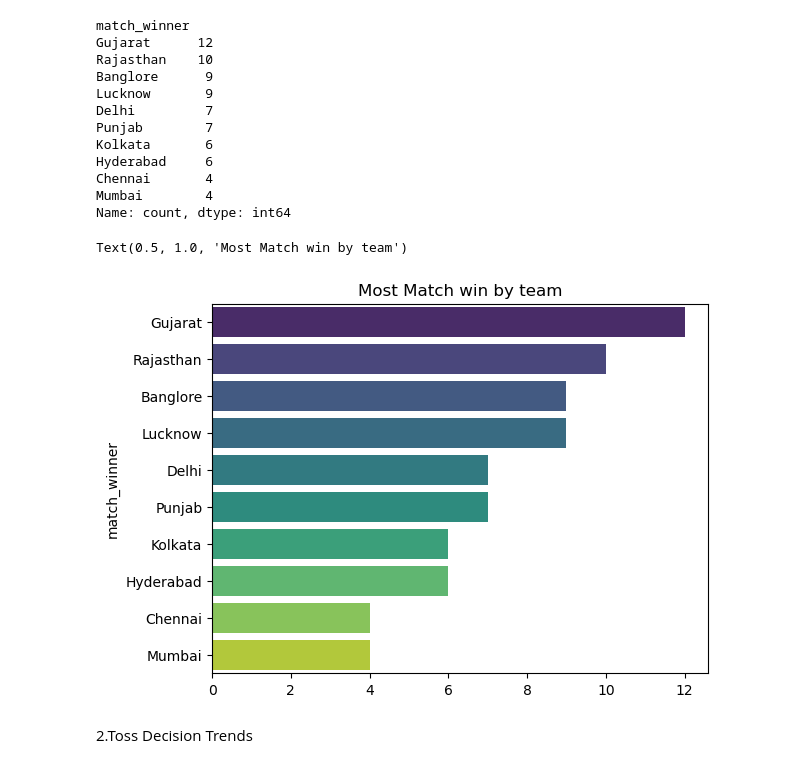
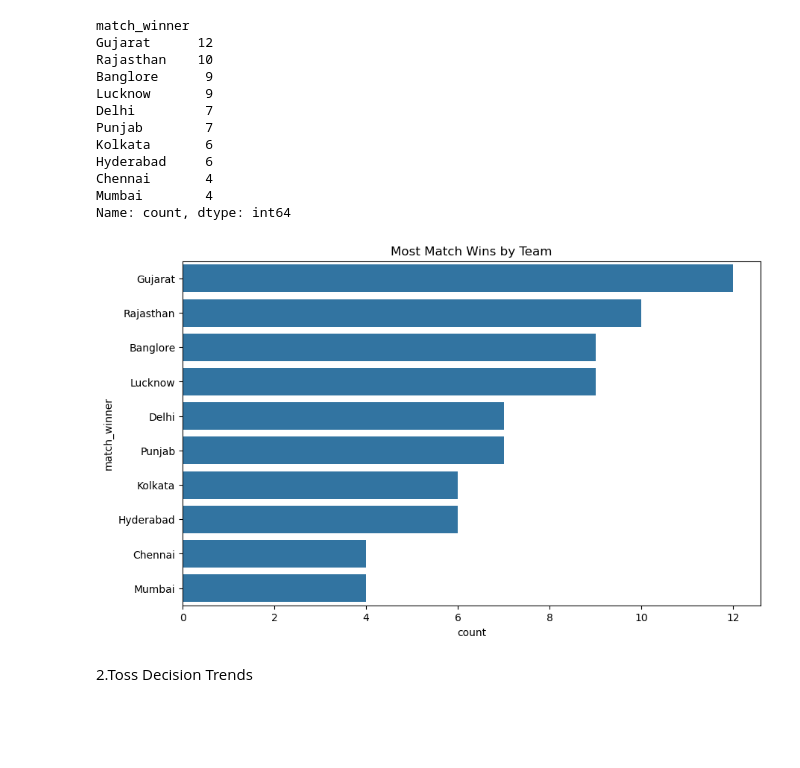
Before and after one commit to Jayaprakash733/IPL-2022-Data-Analysis, a Jupyter notebook: IPL 2022 Data Analysis Project.ipynb, the cells around one changed output. Drawn from its saved outputs; the diff is of its cells as text; code cells hidden in the pictures; blank space fills up the shorter version.

Commit message:
Added visualization charts

```diff
--- a/IPL 2022 Data Analysis Project.ipynb
+++ b/IPL 2022 Data Analysis Project.ipynb
@@ -99,11 +99,12 @@ Chennai       4
 Mumbai        4
 Name: count, dtype: int64
 # %%
-sns.barplot(x=match_wins.values,y=match_wins.index,palette='viridis')
-plt.title("Most Match win by team")
+plt.figure(figsize=(10,6))
+sns.countplot(y='match_winner',data=df,order=df['match_winner'].value_counts().index)
+plt.title("Most Match Wins by Team")
+plt.savefig("team_wins.png")
 # %% [output]
-Text(0.5, 1.0, 'Most Match win by team')
-[figure, old version]
+[figure, new version]
 # %% [markdown]
 2.Toss Decision Trends
 # %%
```
Also changed, not shown: parts of 3 cells of this notebook, 4 other files.
